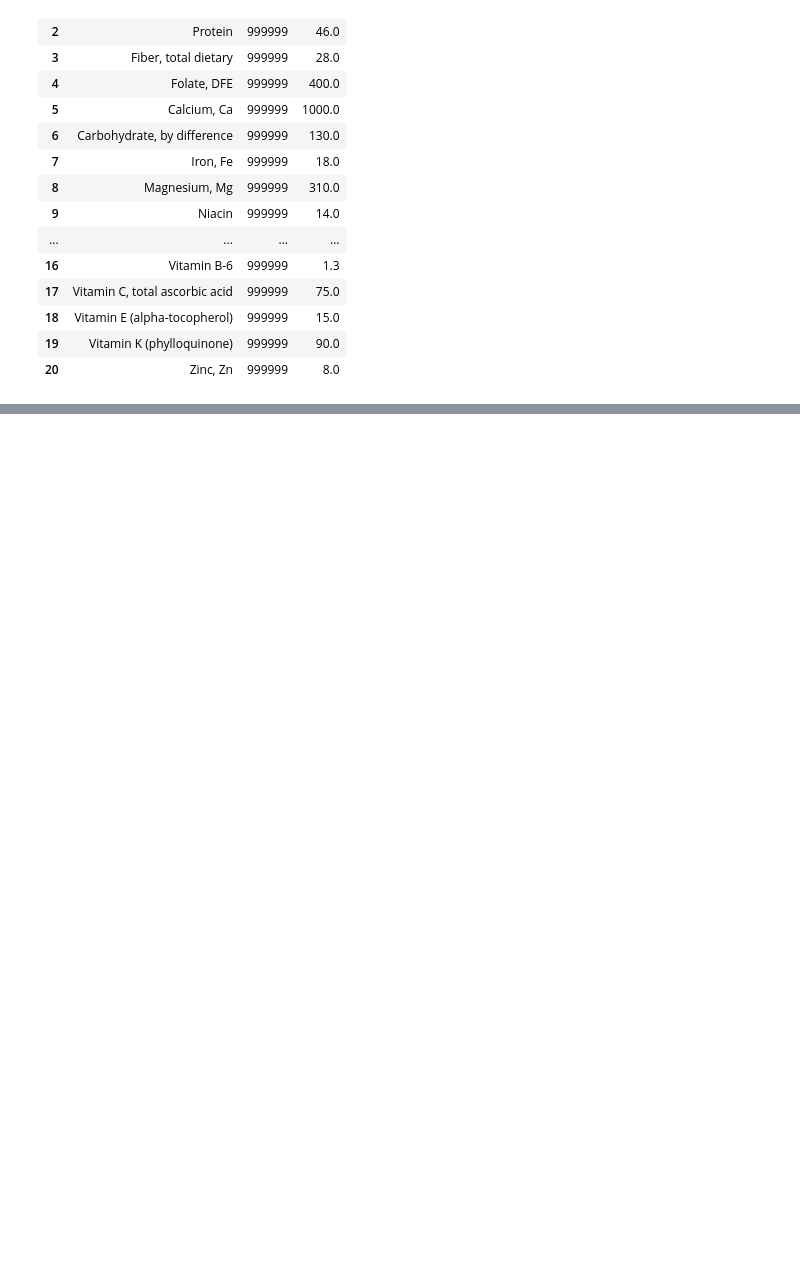
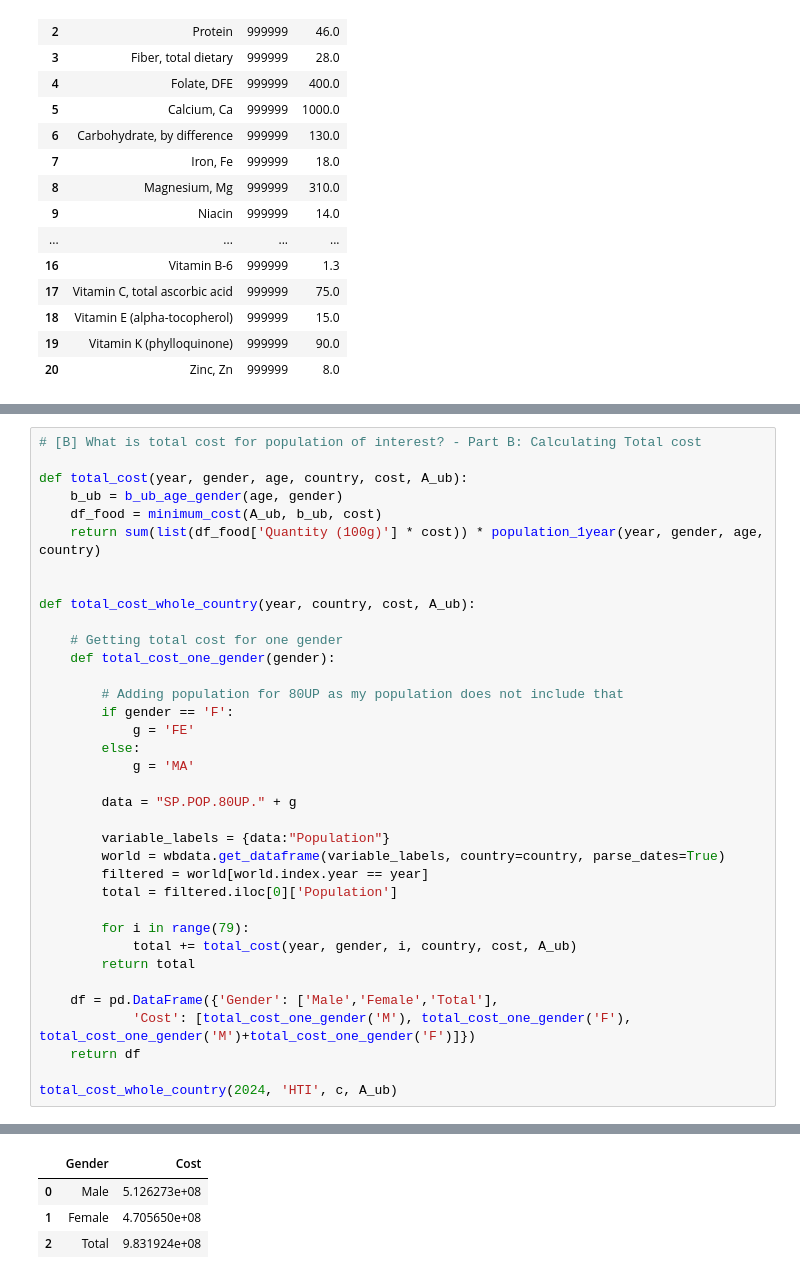
Before and after one commit to leannabaltonado/Harriette-Chick, a Jupyter notebook: P2 - func1.ipynb, the cells around one changed output, grey strips where cells are left out. Cells and saved outputs as stored; diff of their text form; blank space fills up the shorter version.

```diff
--- a/P2 - func1.ipynb
+++ b/P2 - func1.ipynb
@@ -211,0 +256,37 @@ df
+# %%
+# [B] What is total cost for population of interest? - Part B: Calculating Total cost
+
+def total_cost(year, gender, age, country, cost, A_ub):
+    b_ub = b_ub_age_gender(age, gender)
+    df_food = minimum_cost(A_ub, b_ub, cost)
+    return sum(list(df_food['Quantity (100g)'] * cost)) * population_1year(year, gender, age, country)
+
+
+def total_cost_whole_country(year, country, cost, A_ub):
+
+    # Getting total cost for one gender
+    def total_cost_one_gender(gender):
+
+        # Adding population for 80UP as my population does not include that
+        if gender == 'F':
+            g = 'FE'
+        else:
+            g = 'MA'
+
+        data = "SP.POP.80UP." + g
+
+        variable_labels = {data:"Population"}
+        world = wbdata.get_dataframe(variable_labels, country=country, parse_dates=True)
+        filtered = world[world.index.year == year]
+        total = filtered.iloc[0]['Population']
+
+        for i in range(79):
+            total += total_cost(year, gender, i, country, cost, A_ub)
+        return total
+
+    df = pd.DataFrame({'Gender': ['Male','Female','Total'],
+            'Cost': [total_cost_one_gender('M'), total_cost_one_gender('F'), total_cost_one_gender('M')+total_cost_one_gender('F')]})
+    return df
+
+total_cost_whole_country(2024, 'HTI', c, A_ub)
+# %% [output]
@@ -211,0 +294,4 @@ df
+|  | Gender | Cost |
+| 0 | Male | 5.126273e+08 |
+| 1 | Female | 4.705650e+08 |
+| 2 | Total | 9.831924e+08 |
```
Also changed, not shown: parts of 7 cells of this notebook.
